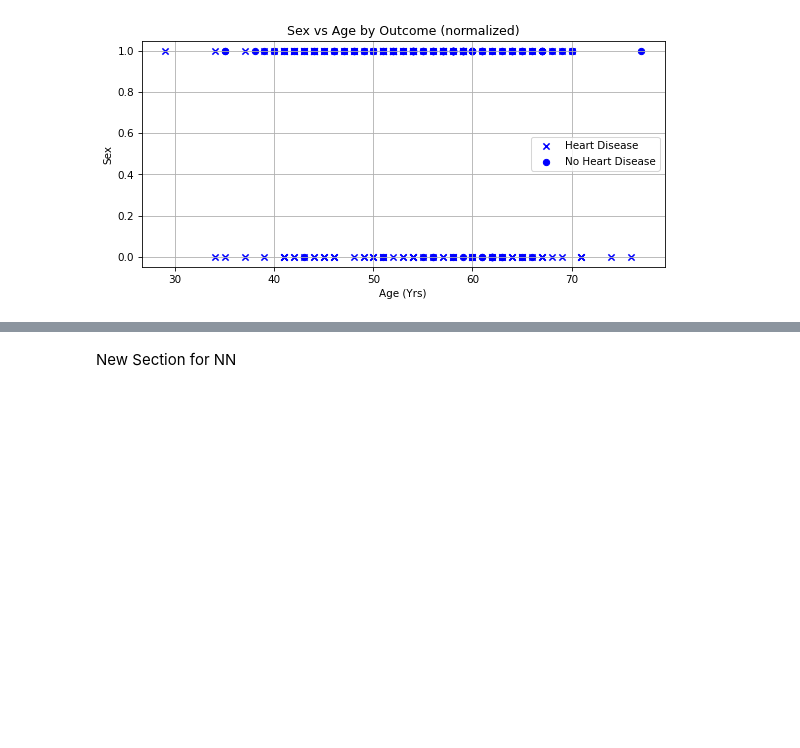
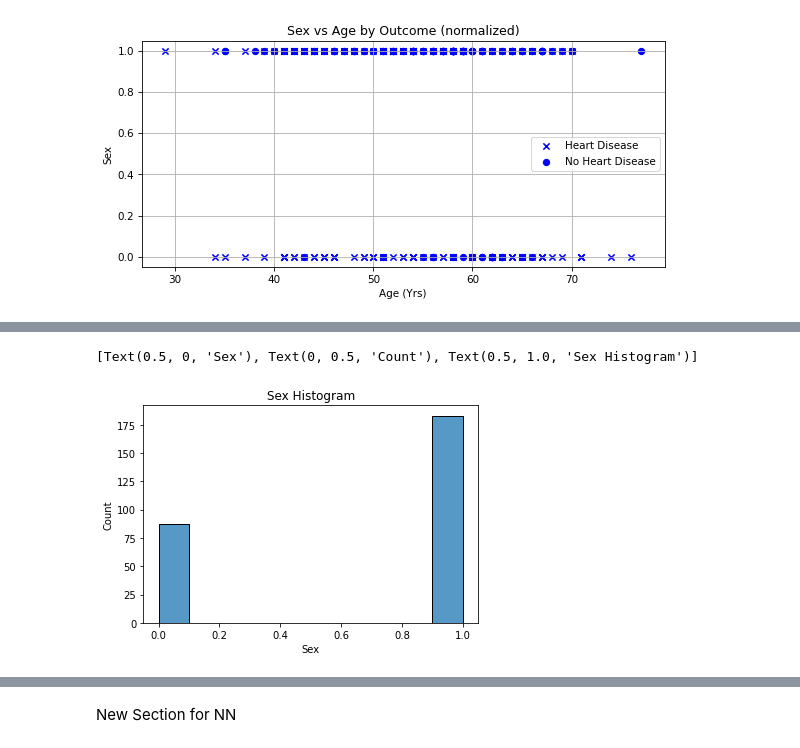
Before and after one commit to sba23437/S2CA2, a Jupyter notebook: PySpark/Heart Disease Notebook.ipynb, the cells around one changed output, grey strips where cells are left out. Cells and saved outputs as stored; diff of their text form; code cells hidden in the pictures; blank space fills up the shorter version.

```diff
--- a/PySpark/Heart Disease Notebook.ipynb
+++ b/PySpark/Heart Disease Notebook.ipynb
@@ -206,0 +274,6 @@ for i in range(len(data_array)):
+# %%
+sns1 = sns.histplot(pandas_df.Sex)
+sns1.set(xlabel='Sex', ylabel='Count', title='Sex Histogram')
+# %% [output]
+[Text(0.5, 0, 'Sex'), Text(0, 0.5, 'Count'), Text(0.5, 1.0, 'Sex Histogram')]
+[figure, added]
```
Also changed, not shown: parts of 32 cells of this notebook.
